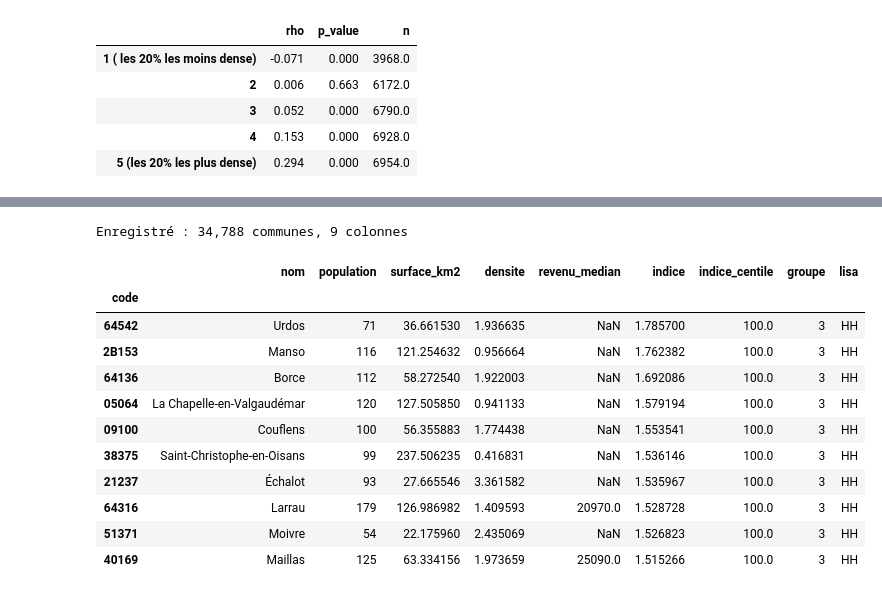
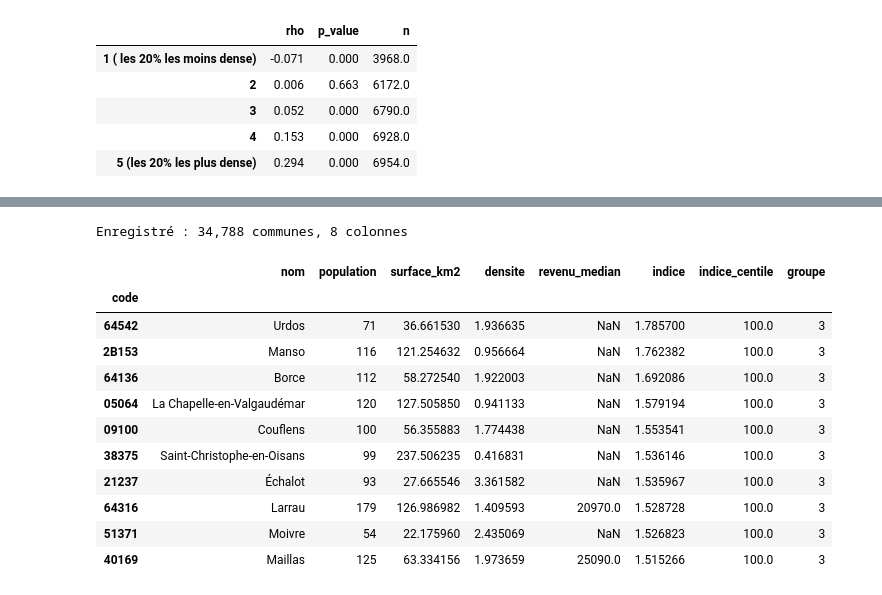
Before and after one commit to Sarahlaure/Projet-de-python-_-Isolement-communes, a Jupyter notebook: isolement-communes/rapport.ipynb, the cells around one changed output, grey strips where cells are left out. Cells and saved outputs as stored; diff of their text form; code cells hidden in the pictures.

```diff
--- a/isolement-communes/rapport.ipynb
+++ b/isolement-communes/rapport.ipynb
@@ -678,0 +618,9 @@ Les poids, la qualité des positions et le service le plus contestable ont un ef
+# %%
+cadre = base.set_index("code")[["population", "surface_km2", "densite"]]
+resume_base = cadre.describe(percentiles=[0.1, 0.25, 0.5, 0.75, 0.9]).T.round(1)
+display(resume_base)
+
+print(f"Nombre de communes (et arrondissements) : {len(base):,}")
+print(f"Population totale : {base['population'].sum():,.0f} habitants")
+print(f"Communes de moins de 500 habitants : {(base['population'] < 500).mean():.1%}")
+print(f"Communes sans aucun équipement du panier : {int(sans_equipement.sum()):,} ({sans_equipement.mean():.1%})")
@@ -1197,29 +1349,0 @@ plt.show()
-# %%
-K_VOISINS = 8
-lisa = None
-try:
-    xy = base.set_index("code").loc[indice.index, ["x", "y"]]
-
-    moran = an.moran_global(indice, xy["x"], xy["y"], k=K_VOISINS)
-    print(f"I de Moran global (indice) : {moran['I']:.3f}  (espérance sous le hasard {moran['esperance']:.4f}, p = {moran['p_sim']:.3g})")
-
-    melange = pd.Series(indice.sample(frac=1, random_state=0).to_numpy(), index=indice.index)
-    controle = an.moran_global(melange, xy["x"], xy["y"], k=K_VOISINS)
-    print(f"Contrôle sur l'indice mélangé au hasard : I = {controle['I']:.3f}")
-
-    lisa = an.moran_local(indice, xy["x"], xy["y"], k=K_VOISINS)
-    display(lisa.value_counts().to_frame("communes"))
-
-    from matplotlib.patches import Patch
-    couleurs = {"HH": "#B2182B", "LL": "#2166AC", "HL": "#EF8A62", "LH": "#67A9CF", "ns": "#E5E5E5"}
-    carte_l = geo.merge(lisa.rename_axis("code").reset_index(), on="code")
-    fig, ax = plt.subplots(figsize=(10, 10))
-    for classe, couleur in couleurs.items():
-        carte_l[carte_l["lisa"] == classe].plot(color=couleur, linewidth=0, ax=ax)
-    ax.legend(handles=[Patch(color=c, label=k) for k, c in couleurs.items()], loc="lower left")
-    ax.set_axis_off()
-    ax.set_title("Regroupements spatiaux de l'isolement (LISA)")
-    fig.savefig(FIGURES / "carte_lisa.png", dpi=200, bbox_inches="tight")
-    plt.show()
-except ImportError as erreur:
-    print("Section ignorée, bibliothèque manquante ")
@@ -1245,26 +1360,24 @@ Contrôle sur l'indice mélangé au hasard : I = -0.003
 # %%
 final = base.set_index("code")[["nom", "population", "surface_km2", "densite"]].copy()
 final["revenu_median"] = revenu_s
 final["indice"] = indice
 final["indice_centile"] = (indice.rank(pct=True) * 100).round(1)
 final["groupe"] = res_typo["groupe"]
-if lisa is not None:
-    final["lisa"] = lisa
 
 final.reset_index().to_parquet(PROCESSED / "communes_analyse.parquet", index=False)
 print(f"Enregistré : {final.shape[0]:,} communes, {final.shape[1]} colonnes")
 display(final.sort_values("indice", ascending=False).head(10))
 # %% [output]
-Enregistré : 34,788 communes, 9 colonnes
+Enregistré : 34,788 communes, 8 colonnes
-|  | nom | population | surface_km2 | densite | revenu_median | indice | indice_centile | groupe | lisa |
-| code |  |  |  |  |  |  |  |  |  |
-| 64542 | Urdos | 71 | 36.661530 | 1.936635 | NaN | 1.785700 | 100.0 | 3 | HH |
-| 2B153 | Manso | 116 | 121.254632 | 0.956664 | NaN | 1.762382 | 100.0 | 3 | HH |
-| 64136 | Borce | 112 | 58.272540 | 1.922003 | NaN | 1.692086 | 100.0 | 3 | HH |
-| 05064 | La Chapelle-en-Valgaudémar | 120 | 127.505850 | 0.941133 | NaN | 1.579194 | 100.0 | 3 | HH |
-| 09100 | Couflens | 100 | 56.355883 | 1.774438 | NaN | 1.553541 | 100.0 | 3 | HH |
-| 38375 | Saint-Christophe-en-Oisans | 99 | 237.506235 | 0.416831 | NaN | 1.536146 | 100.0 | 3 | HH |
-| 21237 | Échalot | 93 | 27.665546 | 3.361582 | NaN | 1.535967 | 100.0 | 3 | HH |
-| 64316 | Larrau | 179 | 126.986982 | 1.409593 | 20970.0 | 1.528728 | 100.0 | 3 | HH |
-| 51371 | Moivre | 54 | 22.175960 | 2.435069 | NaN | 1.526823 | 100.0 | 3 | HH |
-| 40169 | Maillas | 125 | 63.334156 | 1.973659 | 25090.0 | 1.515266 | 100.0 | 3 | HH |
+|  | nom | population | surface_km2 | densite | revenu_median | indice | indice_centile | groupe |
+| code |  |  |  |  |  |  |  |  |
+| 64542 | Urdos | 71 | 36.661530 | 1.936635 | NaN | 1.785700 | 100.0 | 3 |
+| 2B153 | Manso | 116 | 121.254632 | 0.956664 | NaN | 1.762382 | 100.0 | 3 |
+| 64136 | Borce | 112 | 58.272540 | 1.922003 | NaN | 1.692086 | 100.0 | 3 |
+| 05064 | La Chapelle-en-Valgaudémar | 120 | 127.505850 | 0.941133 | NaN | 1.579194 | 100.0 | 3 |
+| 09100 | Couflens | 100 | 56.355883 | 1.774438 | NaN | 1.553541 | 100.0 | 3 |
+| 38375 | Saint-Christophe-en-Oisans | 99 | 237.506235 | 0.416831 | NaN | 1.536146 | 100.0 | 3 |
+| 21237 | Échalot | 93 | 27.665546 | 3.361582 | NaN | 1.535967 | 100.0 | 3 |
+| 64316 | Larrau | 179 | 126.986982 | 1.409593 | 20970.0 | 1.528728 | 100.0 | 3 |
+| 51371 | Moivre | 54 | 22.175960 | 2.435069 | NaN | 1.526823 | 100.0 | 3 |
+| 40169 | Maillas | 125 | 63.334156 | 1.973659 | 25090.0 | 1.515266 | 100.0 | 3 |
```
Also changed, not shown: parts of 78 cells of this notebook, 7 other files.
